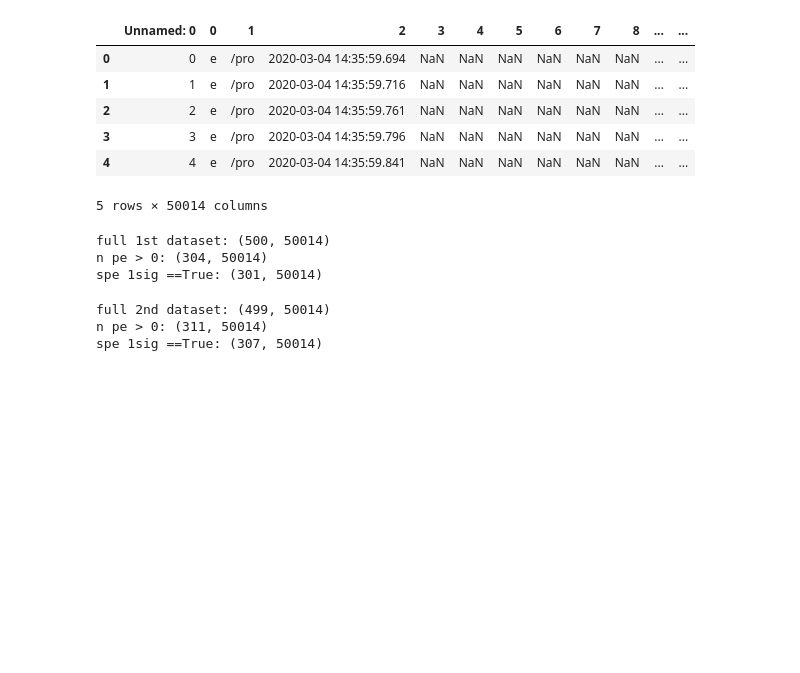
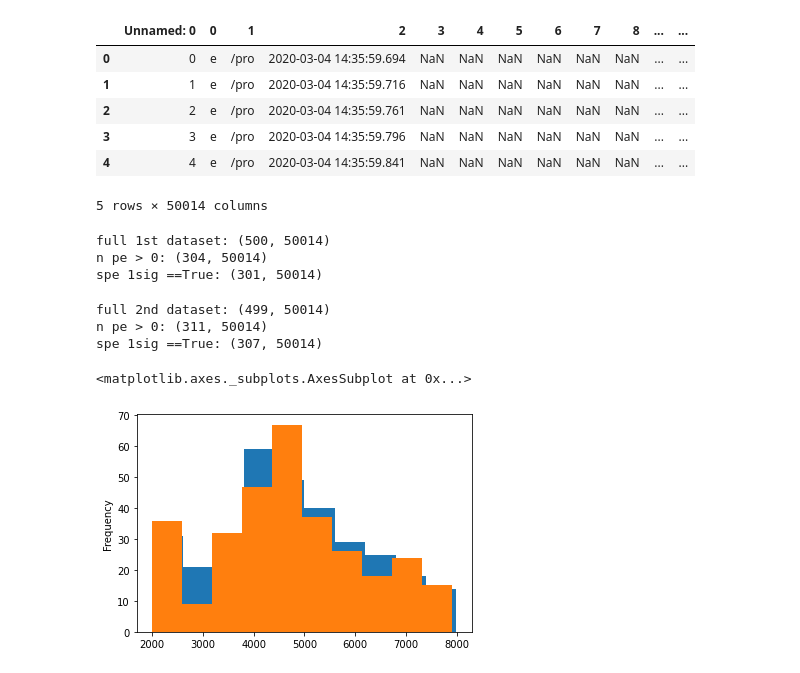
Before and after one commit to stbordoni/SiPM-XArapuca, a Jupyter notebook: readCalib_ch2.ipynb, the cells around one changed output. Cells and saved outputs as stored; diff of their text form; code cells hidden in the pictures; blank space fills up the shorter version.

Commit message:
modif to the calibration studies of ch2

```diff
--- a/readCalib_ch2.ipynb
+++ b/readCalib_ch2.ipynb
@@ -18,7 +18,7 @@ import argparse
 
 import sys, getopt
 # %%
-df_cal_ch2_1 = pd.read_csv("./calib_ch2_500files.csv")
+df_cal_ch2_1 = pd.read_csv("./calib_ch2_csvfiles/calib_ch2_500files.csv")
 df_cal_ch2_1.head()
 # %% [output]
 |  | Unnamed: 0 | 0 | 1 | 2 | 3 | 4 | 5 | 6 | 7 | 8 | ... | ... |
@@ -29,7 +29,7 @@ df_cal_ch2_1.head()
 | 4 | 4 | e | /pro | 2020-03-04 14:35:39.559605878 | NaN | NaN | NaN | NaN | NaN | NaN | ... | ... |
 5 rows × 50014 columns
 # %%
-df_cal_ch2_2 = pd.read_csv("./calib_ch2_501-1000files.csv")
+df_cal_ch2_2 = pd.read_csv("./calib_ch2_csvfiles/calib_ch2_501-1000files.csv")
 df_cal_ch2_2.head()
 # %% [output]
 |  | Unnamed: 0 | 0 | 1 | 2 | 3 | 4 | 5 | 6 | 7 | 8 | ... | ... |
@@ -57,0 +61,6 @@ spe 1sig ==True: (307, 50014)
+# %%
+df_cal_ch2_1.loc[(df_cal_ch2_1['pe height']>0)]['pe height'].plot(kind='hist', label='sample 1')
+df_cal_ch2_2.loc[(df_cal_ch2_2['pe height']>0)]['pe height'].plot(kind='hist', label='sample 2')
+# %% [output]
+<matplotlib.axes._subplots.AxesSubplot at 0x...>
+[figure, added]
```
Also changed, not shown: parts of 17 cells of this notebook, 2 other files.
